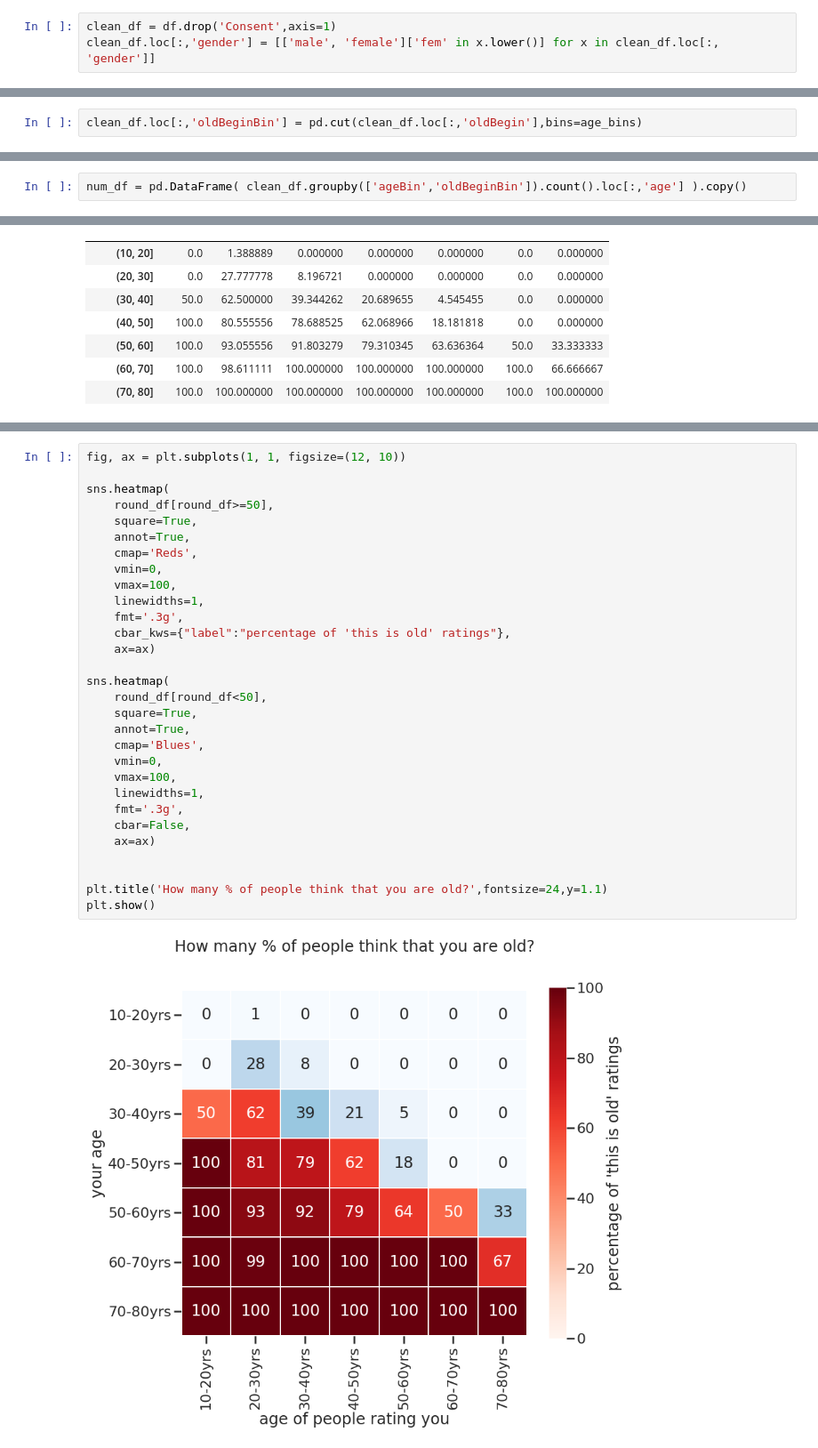
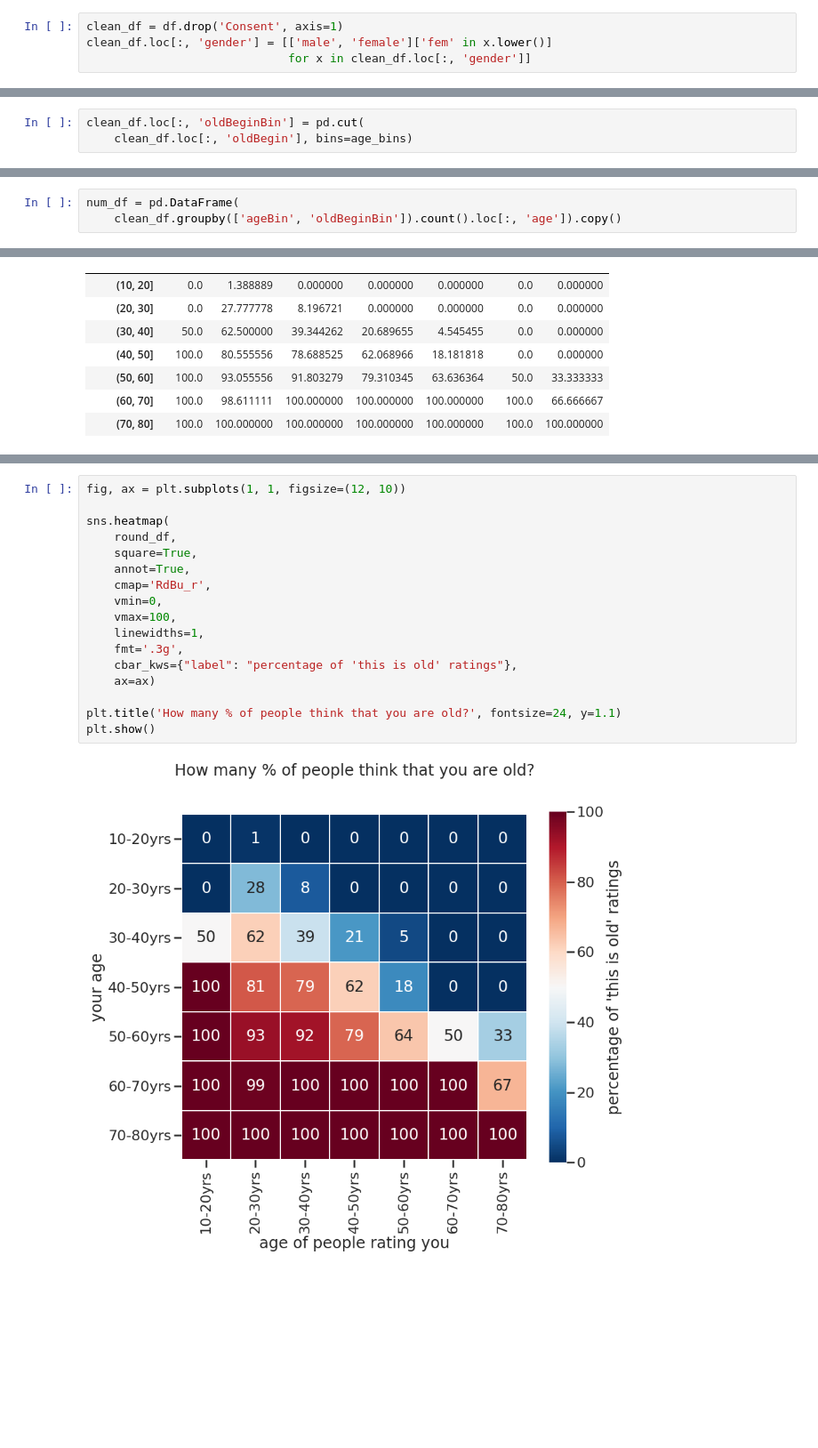
Before and after one commit to mwegrzyn/abbildungenWS1819, a Jupyter notebook: notebooks/age_project_MW.ipynb, the cells around one changed output, grey strips where cells are left out. Shown at 89% size. Saved outputs shown, nothing was run; the diff lists cells and outputs as text; blank space fills up the shorter version.

```diff
--- a/notebooks/age_project_MW.ipynb
+++ b/notebooks/age_project_MW.ipynb
@@ -40,8 +40,9 @@ df.tail()
 # %% [markdown]
 ### clean up
 # %%
-clean_df = df.drop('Consent',axis=1)
-clean_df.loc[:,'gender'] = [['male', 'female']['fem' in x.lower()] for x in clean_df.loc[:, 'gender']]
+clean_df = df.drop('Consent', axis=1)
+clean_df.loc[:, 'gender'] = [['male', 'female']['fem' in x.lower()]
+                             for x in clean_df.loc[:, 'gender']]
 # %%
 clean_df.tail()
 # %% [output]
@@ -63,5 +64,6 @@ clean_df.loc[:,'ageBin'] = pd.cut(clean_df.loc[:,'age'],bins=age_bins)
 # %%
-clean_df.loc[:,'oldBeginBin'] = pd.cut(clean_df.loc[:,'oldBegin'],bins=age_bins)
+clean_df.loc[:, 'oldBeginBin'] = pd.cut(
+    clean_df.loc[:, 'oldBegin'], bins=age_bins)
 # %%
 clean_df.tail()
 # %% [output]
@@ -360,7 +382,8 @@ Answer: {{ '%0.f'%age_of_observer }}-year olds consider people {{ '%0.f'%magnitu
 # %% [markdown]
 ## counting proportions
 # %%
-num_df = pd.DataFrame( clean_df.groupby(['ageBin','oldBeginBin']).count().loc[:,'age'] ).copy()
+num_df = pd.DataFrame(
+    clean_df.groupby(['ageBin', 'oldBeginBin']).count().loc[:, 'age']).copy()
 # %%
 num_df
 # %% [output]
@@ -499,32 +522,19 @@ round_df.columns.names = ['age of people rating you']
 # %%
 fig, ax = plt.subplots(1, 1, figsize=(12, 10))
 
 sns.heatmap(
-    round_df[round_df>=50],
+    round_df,
     square=True,
     annot=True,
-    cmap='Reds',
+    cmap='RdBu_r',
     vmin=0,
     vmax=100,
     linewidths=1,
     fmt='.3g',
-    cbar_kws={"label":"percentage of 'this is old' ratings"},
+    cbar_kws={"label": "percentage of 'this is old' ratings"},
     ax=ax)
 
-sns.heatmap(
-    round_df[round_df<50],
-    square=True,
-    annot=True,
-    cmap='Blues',
-    vmin=0,
-    vmax=100,
-    linewidths=1,
-    fmt='.3g',
-    cbar=False,
-    ax=ax)
-
-
-plt.title('How many % of people think that you are old?',fontsize=24,y=1.1)
+plt.title('How many % of people think that you are old?', fontsize=24, y=1.1)
 plt.show()
 # %% [output]
-[figure, old version]
+[figure, new version]
```
Also changed, not shown: parts of 35 cells of this notebook.
